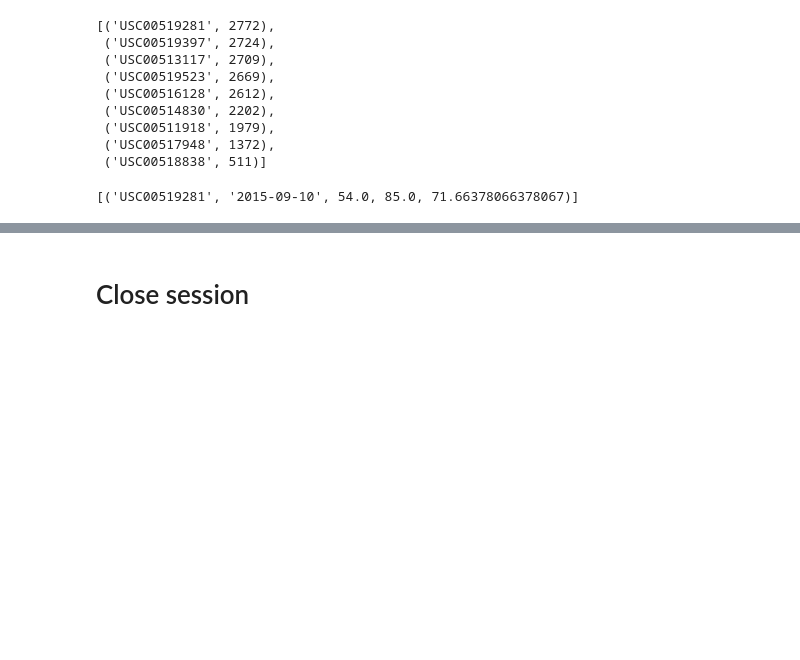
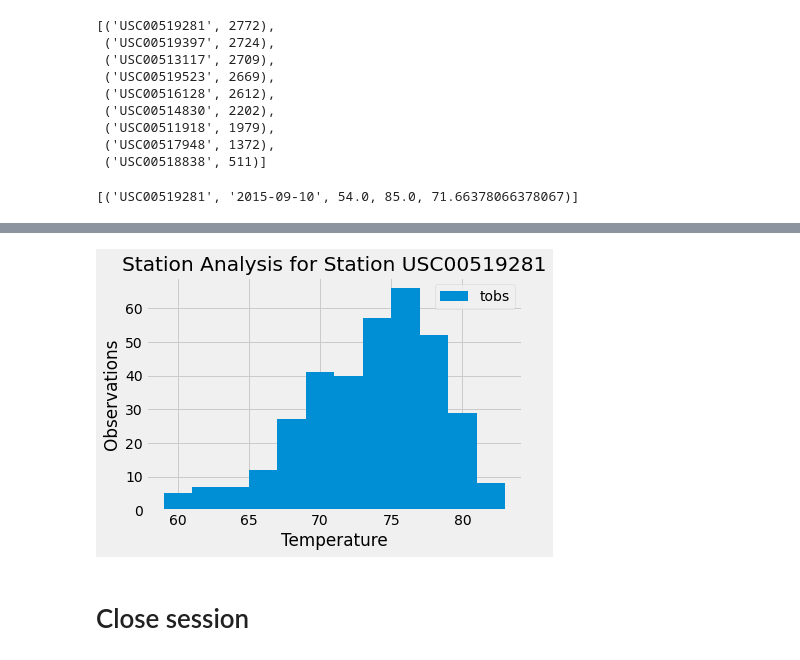
Before and after one commit to fhelms8/Weather_Data_sqlalchemy, a Jupyter notebook: climate_starter.ipynb, the cells around one changed output, grey strips where cells are left out. Cells and saved outputs as stored; diff of their text form; code cells hidden in the pictures; blank space fills up the shorter version.

```diff
--- a/climate_starter.ipynb
+++ b/climate_starter.ipynb
@@ -140,0 +148,4 @@ session.query(Measurement.station, Measurement.date, func.min(Measurement.tobs),
+# %%
+#Convert to DataFrame to plot
+temp_df=pd.DataFrame(temperature_data)
+temp_df.head()
@@ -141,3 +159,14 @@ session.query(Measurement.station, Measurement.date, func.min(Measurement.tobs),
+# %%
+#Plot the results as a histogram
+station-histogram
+plt.hist(temp_df['tobs'],12)
+plt.xlabel("Temperature")
+plt.ylabel("Observations")
+plt.legend(['tobs'])
+plt.title("Station Analysis for Station USC00519281")
+plt.show()
+# %% [output]
+[figure, added]
 # %% [markdown]
 # Close session
 # %%
```
Also changed, not shown: parts of 3 cells of this notebook.
